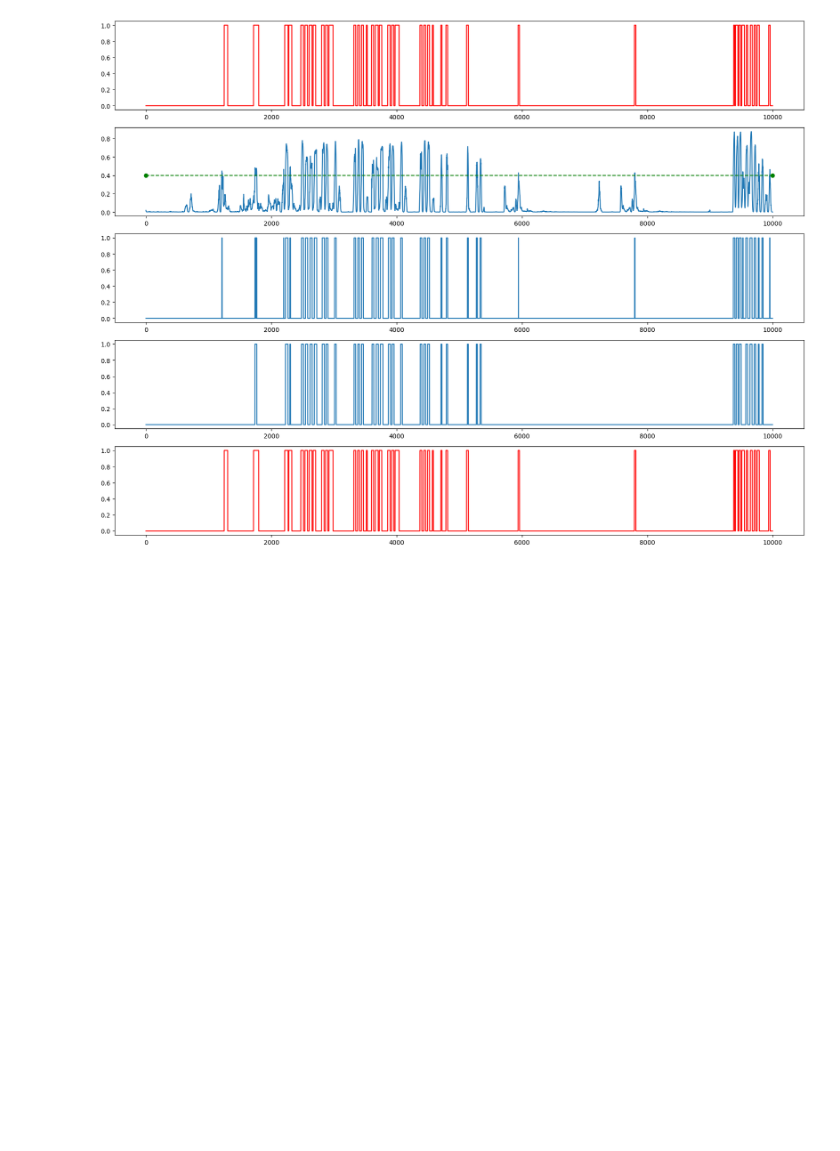
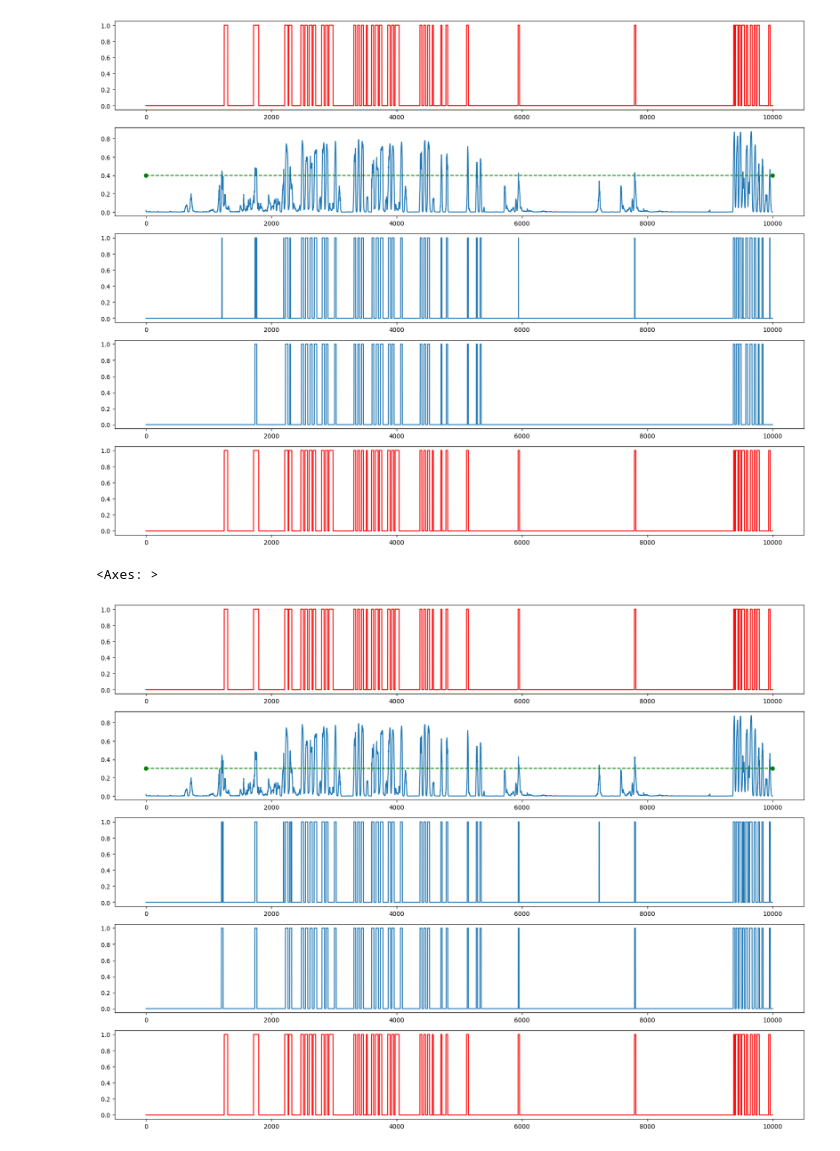
Before and after one commit to JulianBvW/Wearable-Sleep-Event-Detection, a Jupyter notebook: Notebooks/32_look_at_outputs.ipynb, the cells around one changed output. Cells and saved outputs as stored; diff of their text form; code cells hidden in the pictures; blank space fills up the shorter version.

Commit message:
Example model output plot

```diff
--- a/Notebooks/32_look_at_outputs.ipynb
+++ b/Notebooks/32_look_at_outputs.ipynb
@@ -15,3 +15,16 @@ y_true[:10000].plot(ax=axs[4], color='red')
 # %% [output]
 <Axes: >
 [figure]
+# %%
+output = pd.read_csv('../wearsed/training/baseline_conv/output/new_baseline_BN/test_preds_epoch_31.csv')
+y_true, y_pred = output['targets'], output['predictions']
+_, axs = plt.subplots(5, 1, figsize=(20, 15))
+y_true[:10000].plot(ax=axs[0], color='red')
+y_pred[:10000].plot(ax=axs[1])
+axs[1].plot([0,10000-1], [0.3]*2, color='green', linestyle='dashed', marker='o')
+((y_pred[:10000] > 0.3)*1).plot(ax=axs[2])
+pd.Series(correct(y_pred[:10000] > 0.3)*1).plot(ax=axs[3])
+y_true[:10000].plot(ax=axs[4], color='red')
+# %% [output]
+<Axes: >
+[figure, added]
```
